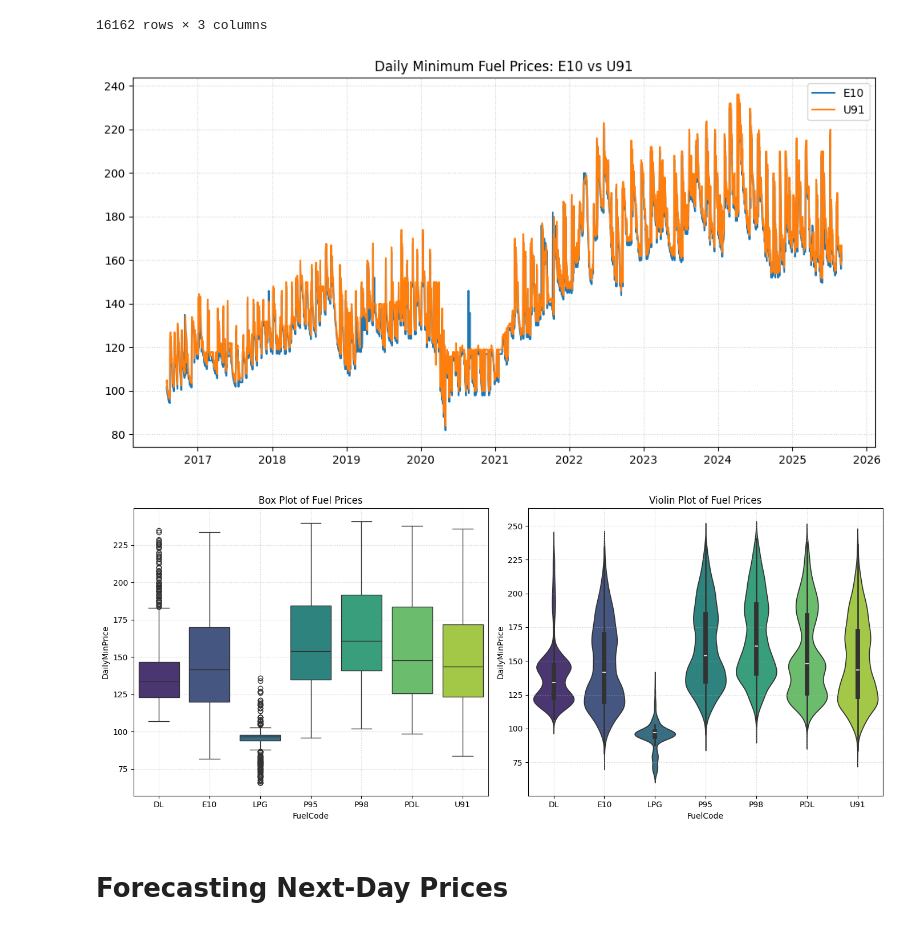
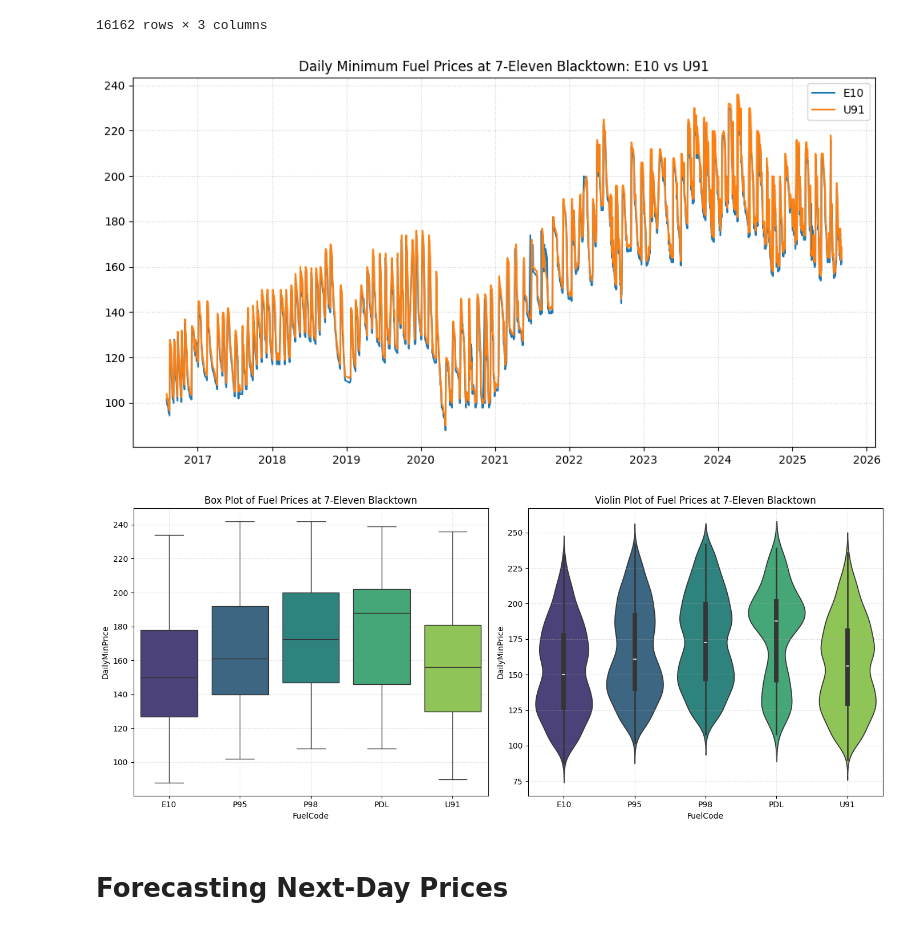
Before and after one commit to MehulChourasia28/IntroToML-Coursework, a Jupyter notebook: Task1.ipynb, the cells around one changed output. Cells and saved outputs as stored; diff of their text form; code cells hidden in the pictures.

```diff
--- a/Task1.ipynb
+++ b/Task1.ipynb
@@ -85,34 +91,45 @@ daily_min.head(n=-1)
 | 16161 | U91 | 2025-08-30 | 163.9 |
 16162 rows × 3 columns
 # %%
-e10_data = daily_min[daily_min['FuelCode'] == 'E10']
-u91_data = daily_min[daily_min['FuelCode'] == 'U91']
+station_name = '7-Eleven Blacktown'
+
+# Filter data for the selected fuel station only
+station_data = data[data['ServiceStationName'] == station_name]
+
+# Compute daily minimum price per fuel type for this station
+station_daily_min = station_data.groupby(['FuelCode', 'Date'])['Price'].min().reset_index()
+station_daily_min.rename(columns={'Price': 'DailyMinPrice'}, inplace=True)
+
+# Subset for E10 and U91 only
+e10_data = station_daily_min[station_daily_min['FuelCode'] == 'E10']
+u91_data = station_daily_min[station_daily_min['FuelCode'] == 'U91']
 
 plt.figure(figsize=(12, 6))
 plt.plot(e10_data['Date'], e10_data['DailyMinPrice'], label='E10')
 plt.plot(u91_data['Date'], u91_data['DailyMinPrice'], label='U91')
 plt.grid(True, linestyle=':', alpha=0.6)
 plt.legend()
-plt.title("Daily Minimum Fuel Prices: E10 vs U91")
+plt.title(f"Daily Minimum Fuel Prices at {station_name}: E10 vs U91")
 plt.show()
 # %% [output]
-[figure, old version]
+[figure, new version]
 # %%
 plt.figure(figsize=(14, 6))
 
+# Box and violin plots for the selected station only
 plt.subplot(1, 2, 1)
-sns.boxplot(x='FuelCode', y='DailyMinPrice', data=daily_min, hue='FuelCode', legend=False, palette='viridis')
-plt.title('Box Plot of Fuel Prices')
+sns.boxplot(x='FuelCode', y='DailyMinPrice', data=station_daily_min, hue='FuelCode', legend=False, palette='viridis')
+plt.title(f'Box Plot of Fuel Prices at {station_name}')
 plt.grid(True, linestyle=':', alpha=0.6)
 
 plt.subplot(1, 2, 2)
-sns.violinplot(x='FuelCode', y='DailyMinPrice', data=daily_min, hue='FuelCode', legend=False, palette='viridis')
-plt.title('Violin Plot of Fuel Prices')
+sns.violinplot(x='FuelCode', y='DailyMinPrice', data=station_daily_min, hue='FuelCode', legend=False, palette='viridis')
+plt.title(f'Violin Plot of Fuel Prices at {station_name}')
 plt.grid(True, linestyle=':', alpha=0.6)
 
 plt.tight_layout()
 plt.show()
 # %% [output]
-[figure, old version]
+[figure, new version]
 # %% [markdown]
 # Forecasting Next-Day Prices
```
Also changed, not shown: parts of 15 cells of this notebook, 1 other file.
